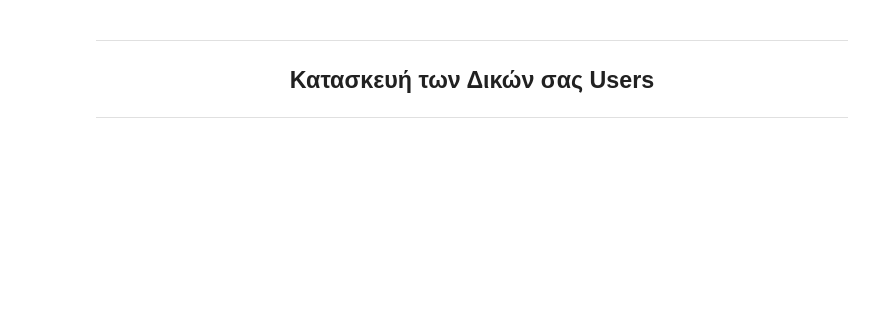
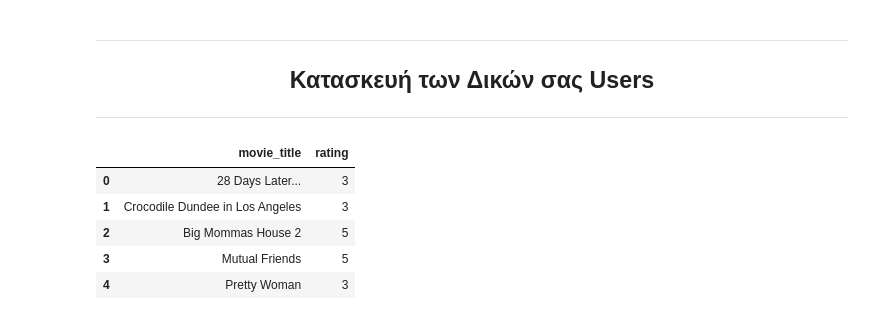
Before and after one commit to georgeaidinis/NTUA, a Jupyter notebook: AI/Assignment 2/AI_ex2.ipynb, the cells around one changed output. Cells and saved outputs as stored; diff of their text form; code cells hidden in the pictures; blank space fills up the shorter version.

```diff
--- a/AI/Assignment 2/AI_ex2.ipynb
+++ b/AI/Assignment 2/AI_ex2.ipynb
@@ -417,0 +965,11 @@ create_my_user(liked, notliked, filename= "myuser.csv", num_of_liked = 20, num_o
+# %%
+me = "/content/myuser.csv"
+my_ratings = pd.read_csv(me)
+my_ratings.head()
+# %% [output]
+|  | movie_title | rating |
+| 0 | 28 Days Later... | 3 |
+| 1 | Crocodile Dundee in Los Angeles | 3 |
+| 2 | Big Mommas House 2 | 5 |
+| 3 | Mutual Friends | 5 |
+| 4 | Pretty Woman | 3 |
```
Also changed, not shown: parts of 31 cells of this notebook.
